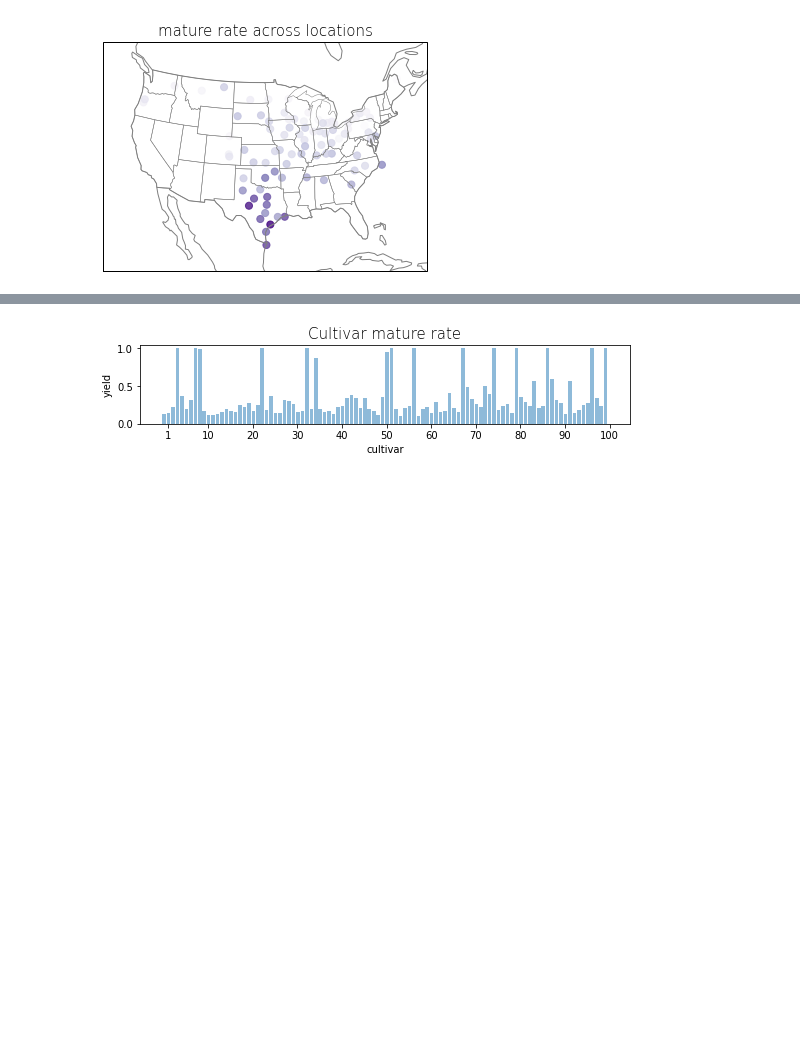
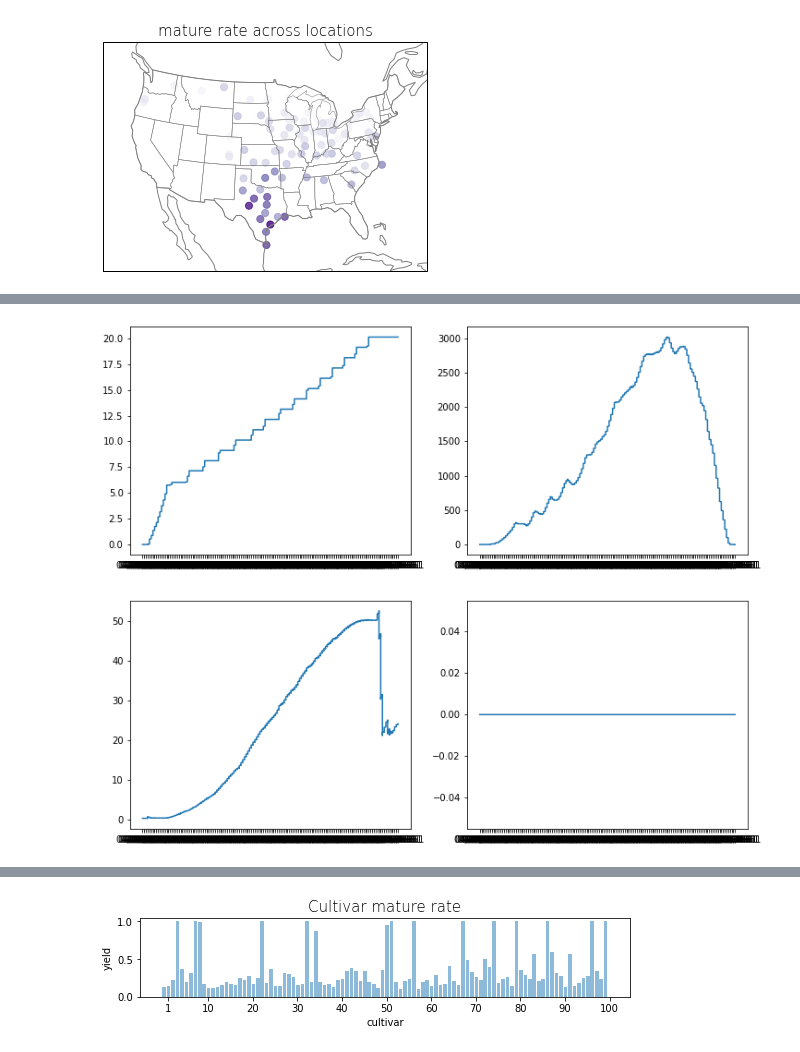
Before and after one commit to jennhsiao/upscale, a Jupyter notebook: notebooks/sim_opt100.ipynb, the cells around one changed output, grey strips where cells are left out. Saved outputs shown, nothing was run; the diff lists cells and outputs as text; code cells hidden in the pictures; blank space fills up the shorter version.

```diff
--- a/notebooks/sim_opt100.ipynb
+++ b/notebooks/sim_opt100.ipynb
@@ -218,0 +383,12 @@ fig.subplots_adjust(left=0.05, bottom=0, right=0.95, top=1)
+# %%
+# manual update of maizsim output column name
+cols = ['jday', 'time', 'leaves', 'mature_lvs', 'drop_lvs', 'LA', 'LA_dead', 'LAI', 'RH',
+        'leaf_WP', 'PFD', 'solrad', 'temp_soil', 'temp_air', 'temp_can', 'ET_dmd', 'ET_suply',
+        'Pn', 'Pg', 'resp', 'av_gs', 'LAI_sunlit', 'LAI_shaded', 'PFD_sunlit', 'PFD_shaded',
+        'An_sunlit', 'An_shaded', 'Ag_sunlit', 'Ag_shaded', 'gs_sunlit', 'gs_shaded', 'VPD',
+        'N', 'N_dmd', 'N_upt', 'N_leaf', 'PCRL', 'dm_total', 'dm_shoot', 'dm_ear', 'dm_totleaf', 'dm_dropleaf',
+        'df_stem', 'df_root', 'roil_rt', 'mx_rootdept', 'available_water', 'soluble_c', 'note']
+# %%
+df1 = pd.read_csv('/home/disk/eos8/ach315/upscale/sims/opt/1961/var_0/out1_03820_1961_var_0.txt')
+df1.columns = cols
+df1.tail()
@@ -218,0 +403,9 @@ fig.subplots_adjust(left=0.05, bottom=0, right=0.95, top=1)
+# %%
+df = df1
+outputs = ['leaves', 'LA', 'dm_total', 'dm_ear']
+
+fig, axs = plt.subplots(2, 2, figsize=(12,10))
+for ax, i in zip(axs.flatten(), outputs):
+    ax.plot(df[i])
+# %% [output]
+[figure, added]
```
Also changed, not shown: parts of 33 cells of this notebook, 2 other files.
